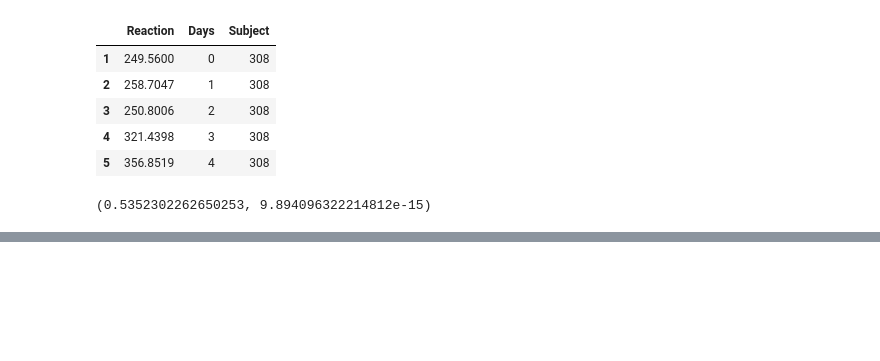
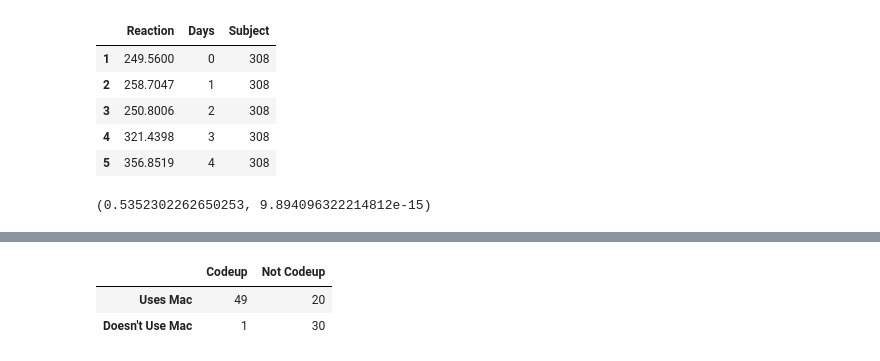
Before and after one commit to misty-garcia/statistics-exercises, a Jupyter notebook: hypothesis_testing.ipynb, the cells around one changed output, grey strips where cells are left out. Saved outputs shown, nothing was run; the diff lists cells and outputs as text; code cells hidden in the pictures; blank space fills up the shorter version.

```diff
--- a/hypothesis_testing.ipynb
+++ b/hypothesis_testing.ipynb
@@ -289,0 +327,7 @@ stats.pearsonr(sleepy.Days, sleepy.Reaction)
+# %%
+observed = pd.DataFrame([[49, 20], [1, 30]], index=["Uses Mac","Doesn't Use Mac"], columns=["Codeup","Not Codeup"])
+observed
+# %% [output]
+|  | Codeup | Not Codeup |
+| Uses Mac | 49 | 20 |
+| Doesn't Use Mac | 1 | 30 |
```
Also changed, not shown: parts of 21 cells of this notebook.
